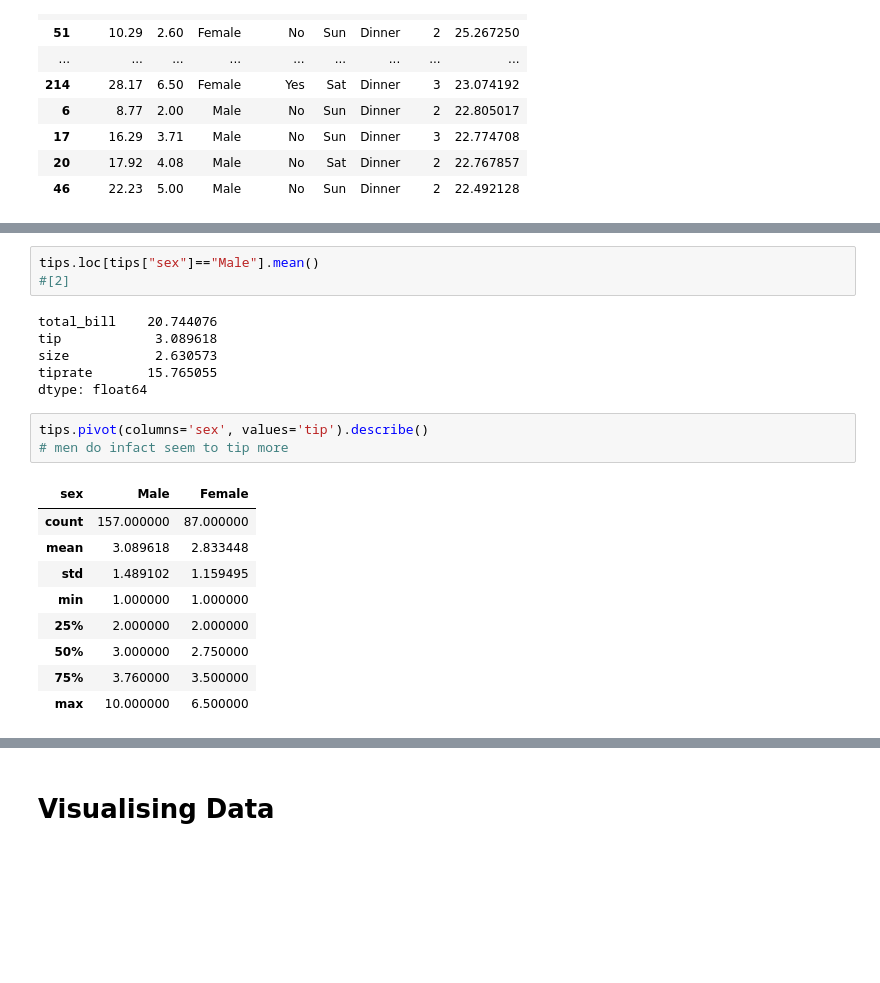
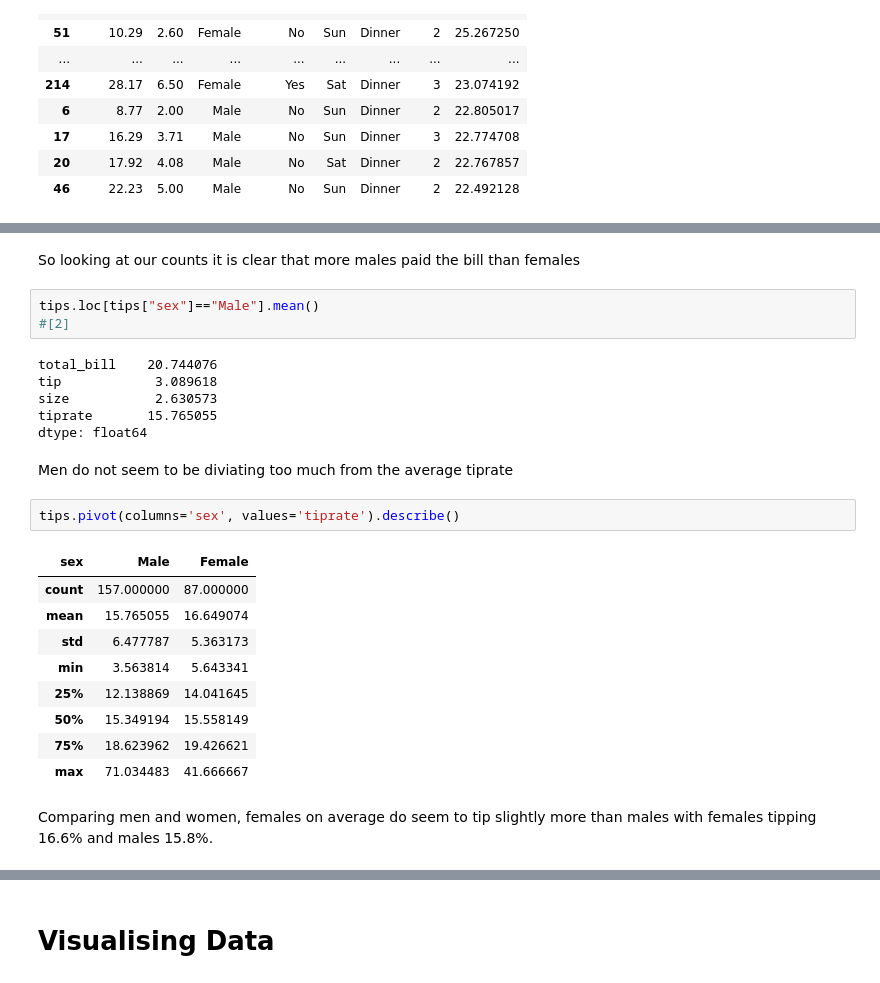
Before and after one commit to zoecahill1/fundamentals-project, a Jupyter notebook: tips-dataset.ipynb, the cells around one changed output, grey strips where cells are left out. Drawn from its saved outputs; the diff is of its cells as text; blank space fills up the shorter version.

```diff
--- a/tips-dataset.ipynb
+++ b/tips-dataset.ipynb
@@ -179,3 +137,5 @@ tips.pivot(columns='smoker', values='tip').describe()
+# %% [markdown]
+So looking at our counts it is clear that more males paid the bill than females
 # %%
 tips.loc[tips["sex"]=="Male"].mean()
 #[2]
@@ -185,16 +145,19 @@ tip            3.089618
 size           2.630573
 tiprate       15.765055
 dtype: float64
+# %% [markdown]
+Men do not seem to be diviating too much from the average tiprate
 # %%
-tips.pivot(columns='sex', values='tip').describe()
-# men do infact seem to tip more
+tips.pivot(columns='sex', values='tiprate').describe()
 # %% [output]
 | sex | Male | Female |
 | count | 157.000000 | 87.000000 |
-| mean | 3.089618 | 2.833448 |
-| std | 1.489102 | 1.159495 |
-| min | 1.000000 | 1.000000 |
-| 25% | 2.000000 | 2.000000 |
-| 50% | 3.000000 | 2.750000 |
-| 75% | 3.760000 | 3.500000 |
-| max | 10.000000 | 6.500000 |
+| mean | 15.765055 | 16.649074 |
+| std | 6.477787 | 5.363173 |
+| min | 3.563814 | 5.643341 |
+| 25% | 12.138869 | 14.041645 |
+| 50% | 15.349194 | 15.558149 |
+| 75% | 18.623962 | 19.426621 |
+| max | 71.034483 | 41.666667 |
+# %% [markdown]
+Comparing men and women, females on average do seem to tip slightly more than males with females tipping 16.6\% and males 15.8\%.
```
Also changed, not shown: parts of 35 cells of this notebook.
